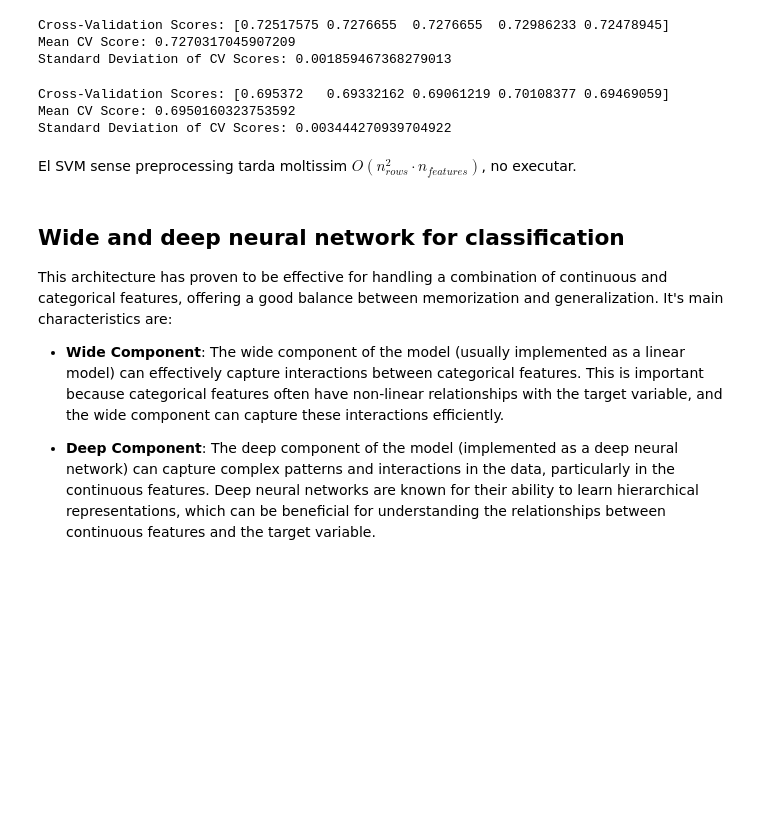
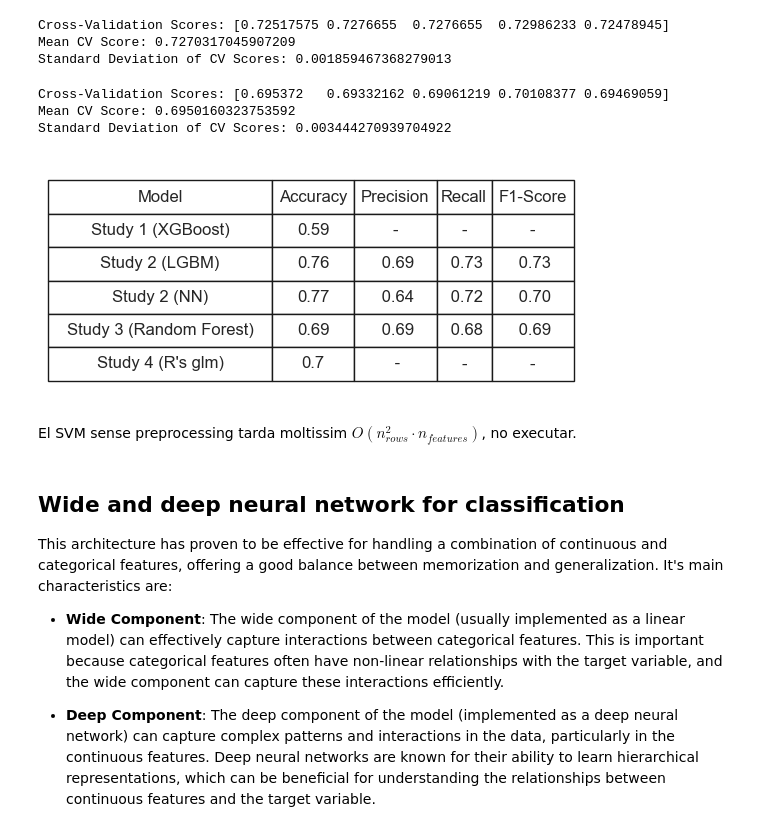
Before and after one commit to beni-1414/AIBE_project, a Jupyter notebook: code/clustering_feature_extraction.ipynb, the cells around one changed output. Cells and saved outputs as stored; diff of their text form; code cells hidden in the pictures; blank space fills up the shorter version.

```diff
--- a/code/clustering_feature_extraction.ipynb
+++ b/code/clustering_feature_extraction.ipynb
@@ -405,6 +498,40 @@ print("Standard Deviation of CV Scores:", cv_scores.std())
 Cross-Validation Scores: [0.695372   0.69332162 0.69061219 0.70108377 0.69469059]
 Mean CV Score: 0.6950160323753592
 Standard Deviation of CV Scores: 0.003444270939704922
+# %%
+from io import StringIO
+
+# SVM example data as provided, assuming these are meant for the KNN model
+data = """
+Model,Accuracy,Precision,Recall,F1-Score
+
+Study 1 (XGBoost), 0.59,-,-,-
+Study 2 (LGBM), 0.76, 0.69, 0.73, 0.73
+Study 2 (NN), 0.77, 0.64, 0.72, 0.70
+Study 3 (Random Forest), 0.69, 0.69, 0.68, 0.69
+Study 4 (R's glm), 0.70, -,-,-
+
+"""
+
+# Load data into DataFrame
+df = pd.read_csv(StringIO(data))
+
+fig, ax = plt.subplots(figsize=(6, 3))  # Set the size of the figure
+ax.axis('tight')
+ax.axis('off')
+the_table = ax.table(cellText=df.values, colLabels=df.columns, cellLoc='center', loc='center')
+
+# Adjusting column widths for better separation
+the_table.auto_set_column_width(col=list(range(len(df.columns))))  # Adjust the width of columns based on content
+
+# Adjust padding in cells for better visibility and separation
+the_table.auto_set_font_size(False)
+the_table.set_fontsize(12)
+the_table.scale(4, 2)  # Scale table size (width, height)
+
+plt.show()
+# %% [output]
+[figure, added]
 # %% [markdown]
 El SVM sense preprocessing tarda moltissim $O(n_{rows}^2 · n_{features})$, no executar.
 # %%
```
Also changed, not shown: parts of 20 cells of this notebook, 7 other files.
